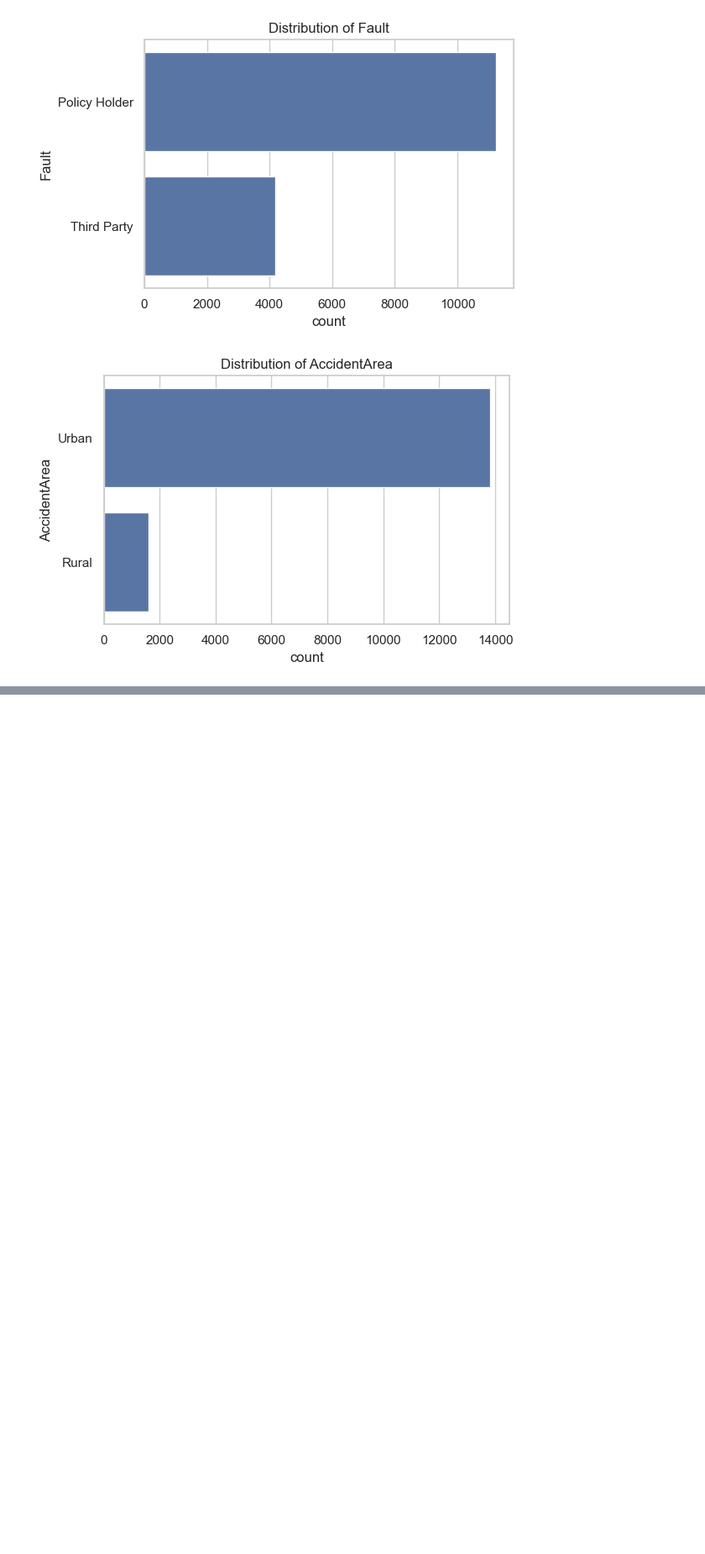
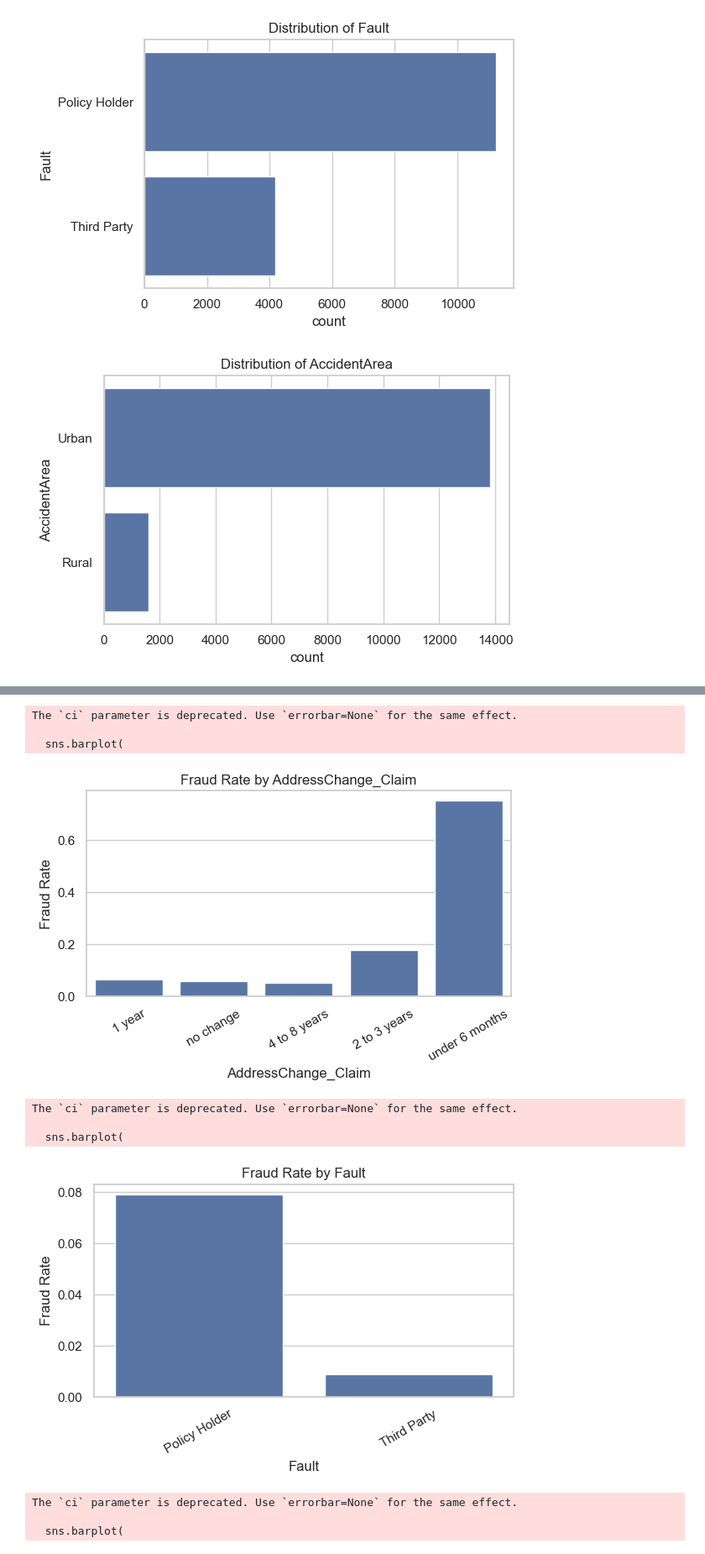
Before and after one commit to AmalSatheesan/Vehicle_Insurance_Claim_Fraud_Detection, a Jupyter notebook: notebooks/01_data_exploration.ipynb, the cells around one changed output, grey strips where cells are left out. Shown at 84% size. Saved outputs shown, nothing was run; the diff lists cells and outputs as text; code cells hidden in the pictures; blank space fills up the shorter version.

```diff
--- a/notebooks/01_data_exploration.ipynb
+++ b/notebooks/01_data_exploration.ipynb
@@ -276,0 +548,32 @@ for col in key_categorical_features:
+# %%
+import matplotlib.pyplot as plt
+import seaborn as sns
+
+focus_features = ['AddressChange_Claim', 'Fault', 'PolicyType']
+
+for col in focus_features:
+    plt.figure(figsize=(6,4))
+    sns.barplot(
+        x=df[col],
+        y=df['FraudFound_P'],
+        estimator=lambda x: sum(x)/len(x),
+        ci=None
+    )
+    plt.title(f"Fraud Rate by {col}")
+    plt.ylabel("Fraud Rate")
+    plt.xlabel(col)
+    plt.xticks(rotation=30)
+    plt.tight_layout()
+    plt.show()
+# %% [output]
+The `ci` parameter is deprecated. Use `errorbar=None` for the same effect.
+
+  sns.barplot(
+[figure, added]
+The `ci` parameter is deprecated. Use `errorbar=None` for the same effect.
+
+  sns.barplot(
+[figure, added]
+The `ci` parameter is deprecated. Use `errorbar=None` for the same effect.
+
+  sns.barplot(
```
Also changed, not shown: parts of 27 cells of this notebook.
